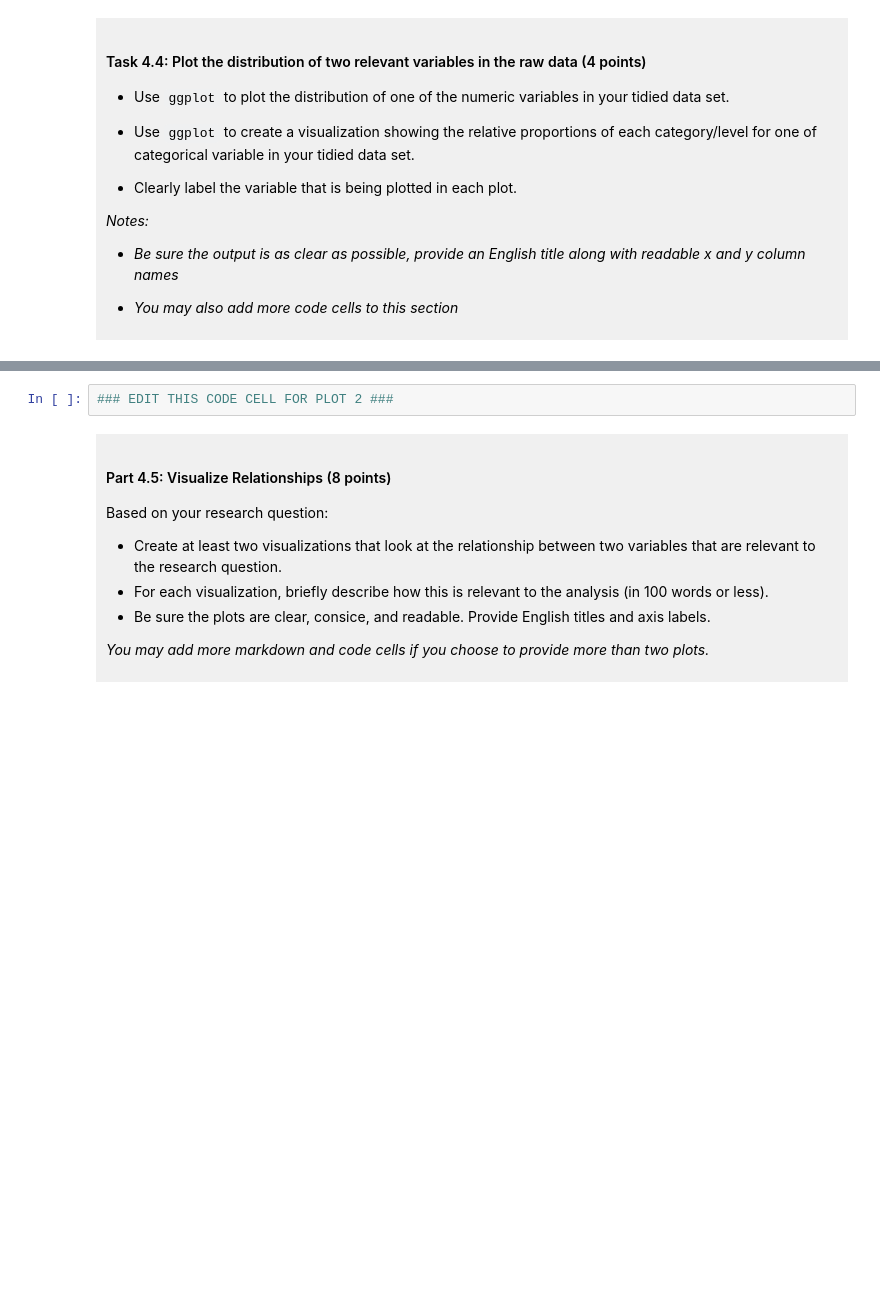
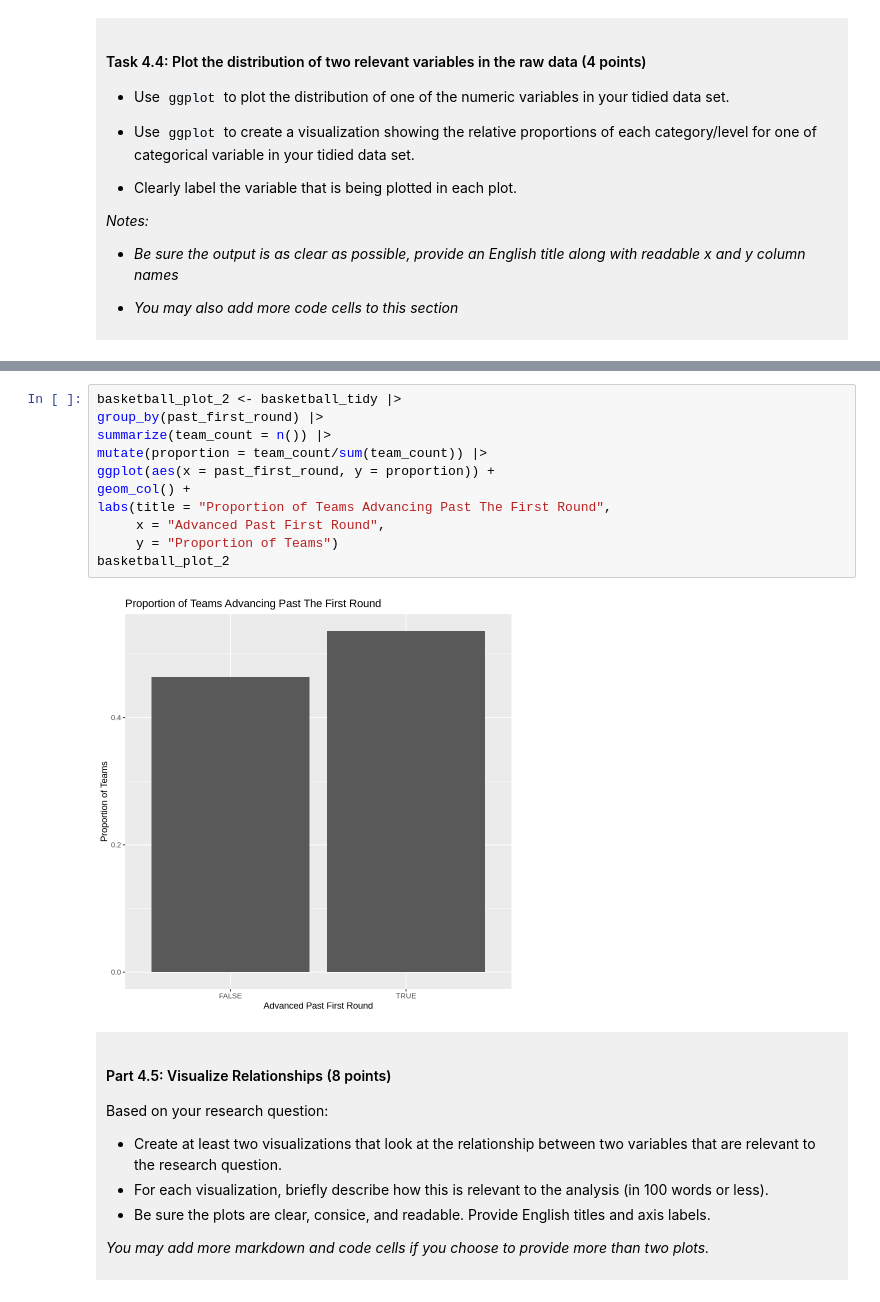
Before and after one commit to Sehaj-Dhillon780/dsci-100-project-sehaj-dhillon, a Jupyter notebook: dsci-100-project-notebook.ipynb, the cells around one changed output, grey strips where cells are left out. Saved outputs shown, nothing was run; the diff lists cells and outputs as text; blank space fills up the shorter version.

```diff
--- a/dsci-100-project-notebook.ipynb
+++ b/dsci-100-project-notebook.ipynb
@@ -306,5 +339,16 @@ You will refine your research question (if needed) and produce a tidy data set.
 # %%
-### EDIT THIS CODE CELL FOR PLOT 2 ###
+basketball_plot_2 <- basketball_tidy |>
+group_by(past_first_round) |>
+summarize(team_count = n()) |>
+mutate(proportion = team_count/sum(team_count)) |>
+ggplot(aes(x = past_first_round, y = proportion)) +
+geom_col() +
+labs(title = "Proportion of Teams Advancing Past The First Round",
+     x = "Advanced Past First Round",
+     y = "Proportion of Teams")
+basketball_plot_2
+# %% [output]
+[figure, added]
 # %% [markdown]
 <div style="background-color: #f0f0f0; padding: 10px;">
 
```
Also changed, not shown: parts of 9 cells of this notebook.
